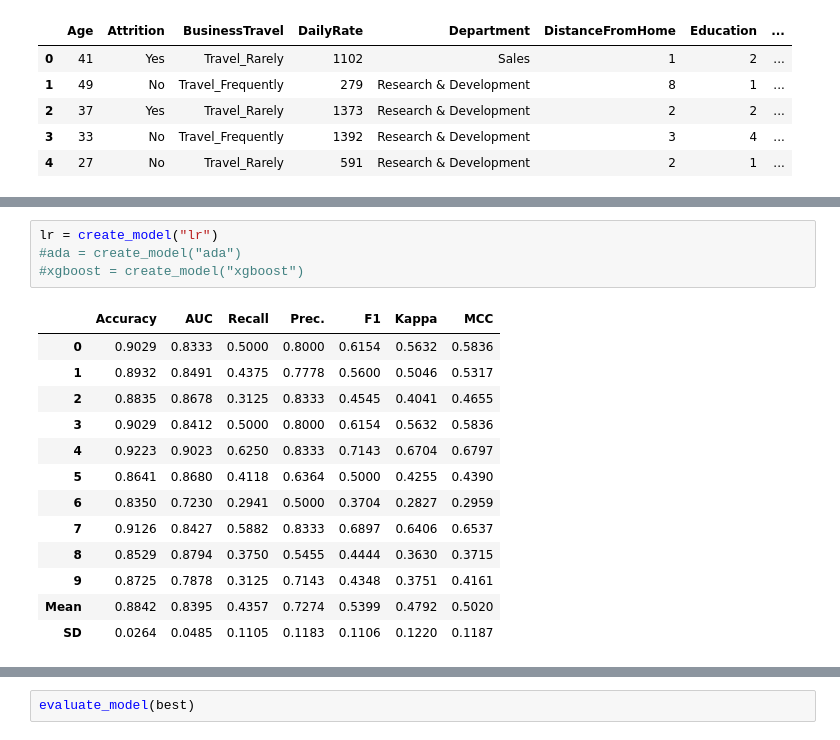
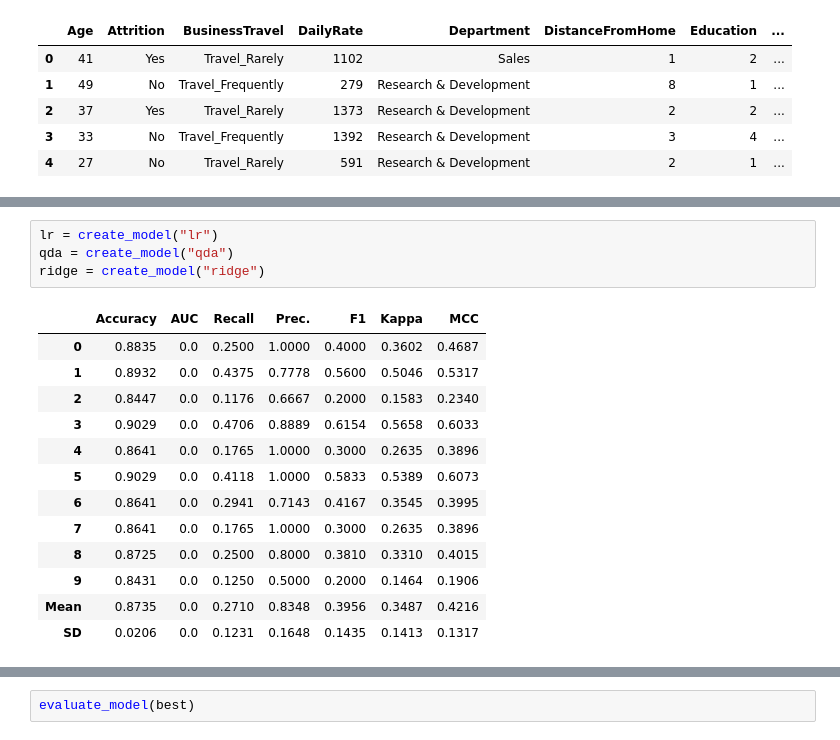
Before and after one commit to Oufattole/HR-Attrition, a Jupyter notebook: Predicting_employee_attrition.ipynb, the cells around one changed output, grey strips where cells are left out. Saved outputs shown, nothing was run; the diff lists cells and outputs as text.

```diff
--- a/Predicting_employee_attrition.ipynb
+++ b/Predicting_employee_attrition.ipynb
@@ -155,19 +143,19 @@ LogisticRegression(C=1.0, class_weight=None, dual=False, fit_intercept=True,
                    warm_start=False)
 # %%
 lr = create_model("lr")
-#ada = create_model("ada")
-#xgboost = create_model("xgboost")
+qda = create_model("qda")
+ridge = create_model("ridge")
 # %% [output]
 |  | Accuracy | AUC | Recall | Prec. | F1 | Kappa | MCC |
-| 0 | 0.9029 | 0.8333 | 0.5000 | 0.8000 | 0.6154 | 0.5632 | 0.5836 |
-| 1 | 0.8932 | 0.8491 | 0.4375 | 0.7778 | 0.5600 | 0.5046 | 0.5317 |
-| 2 | 0.8835 | 0.8678 | 0.3125 | 0.8333 | 0.4545 | 0.4041 | 0.4655 |
-| 3 | 0.9029 | 0.8412 | 0.5000 | 0.8000 | 0.6154 | 0.5632 | 0.5836 |
-| 4 | 0.9223 | 0.9023 | 0.6250 | 0.8333 | 0.7143 | 0.6704 | 0.6797 |
-| 5 | 0.8641 | 0.8680 | 0.4118 | 0.6364 | 0.5000 | 0.4255 | 0.4390 |
-| 6 | 0.8350 | 0.7230 | 0.2941 | 0.5000 | 0.3704 | 0.2827 | 0.2959 |
-| 7 | 0.9126 | 0.8427 | 0.5882 | 0.8333 | 0.6897 | 0.6406 | 0.6537 |
-| 8 | 0.8529 | 0.8794 | 0.3750 | 0.5455 | 0.4444 | 0.3630 | 0.3715 |
-| 9 | 0.8725 | 0.7878 | 0.3125 | 0.7143 | 0.4348 | 0.3751 | 0.4161 |
-| Mean | 0.8842 | 0.8395 | 0.4357 | 0.7274 | 0.5399 | 0.4792 | 0.5020 |
-| SD | 0.0264 | 0.0485 | 0.1105 | 0.1183 | 0.1106 | 0.1220 | 0.1187 |
+| 0 | 0.8835 | 0.0 | 0.2500 | 1.0000 | 0.4000 | 0.3602 | 0.4687 |
+| 1 | 0.8932 | 0.0 | 0.4375 | 0.7778 | 0.5600 | 0.5046 | 0.5317 |
+| 2 | 0.8447 | 0.0 | 0.1176 | 0.6667 | 0.2000 | 0.1583 | 0.2340 |
+| 3 | 0.9029 | 0.0 | 0.4706 | 0.8889 | 0.6154 | 0.5658 | 0.6033 |
+| 4 | 0.8641 | 0.0 | 0.1765 | 1.0000 | 0.3000 | 0.2635 | 0.3896 |
+| 5 | 0.9029 | 0.0 | 0.4118 | 1.0000 | 0.5833 | 0.5389 | 0.6073 |
+| 6 | 0.8641 | 0.0 | 0.2941 | 0.7143 | 0.4167 | 0.3545 | 0.3995 |
+| 7 | 0.8641 | 0.0 | 0.1765 | 1.0000 | 0.3000 | 0.2635 | 0.3896 |
+| 8 | 0.8725 | 0.0 | 0.2500 | 0.8000 | 0.3810 | 0.3310 | 0.4015 |
+| 9 | 0.8431 | 0.0 | 0.1250 | 0.5000 | 0.2000 | 0.1464 | 0.1906 |
+| Mean | 0.8735 | 0.0 | 0.2710 | 0.8348 | 0.3956 | 0.3487 | 0.4216 |
+| SD | 0.0206 | 0.0 | 0.1231 | 0.1648 | 0.1435 | 0.1413 | 0.1317 |
```
Also changed, not shown: parts of 13 cells of this notebook.
